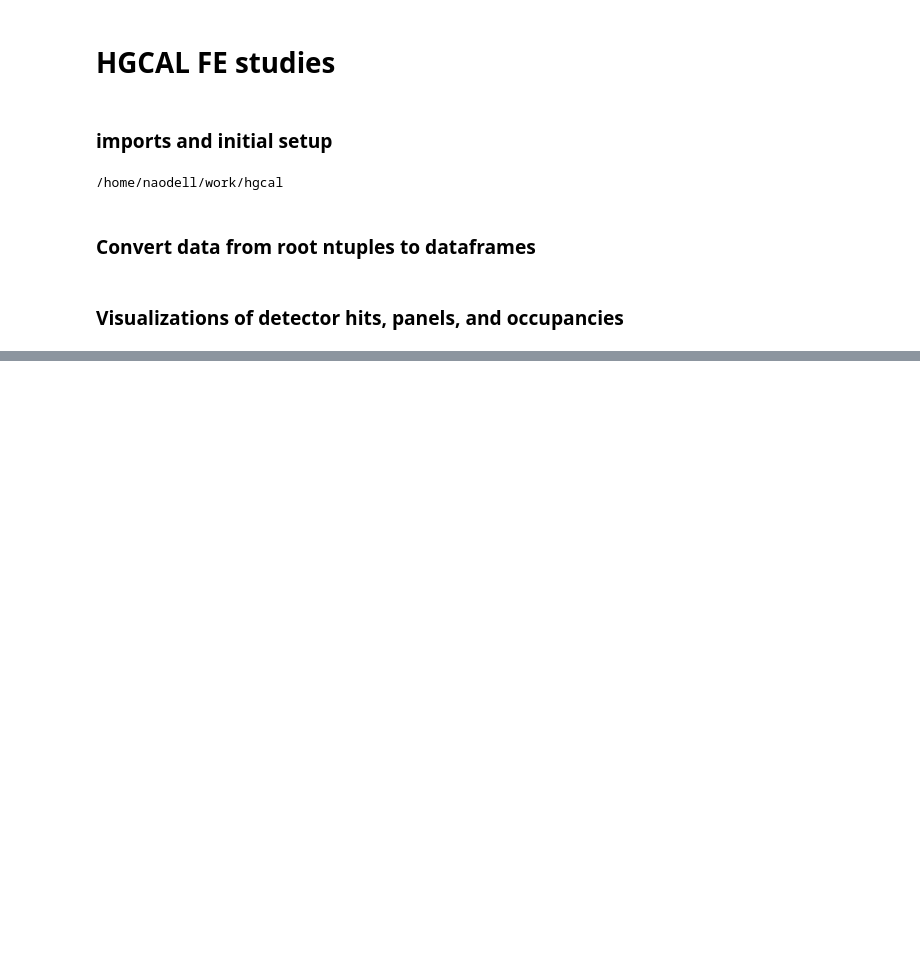
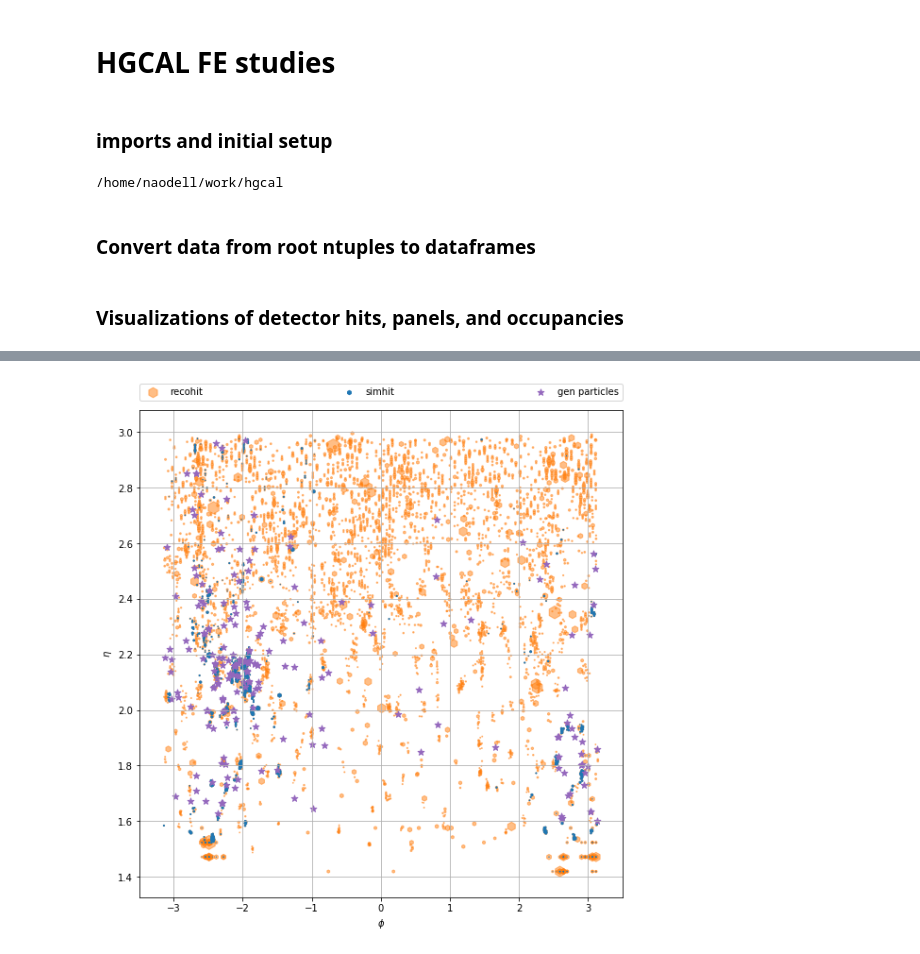
Before and after one commit to NWUHEP/hgcal-analysis, a Jupyter notebook: notebooks/visualize_test.ipynb, the cells around one changed output, grey strips where cells are left out. Cells and saved outputs as stored; diff of their text form; code cells hidden in the pictures; blank space fills up the shorter version.

```diff
--- a/notebooks/visualize_test.ipynb
+++ b/notebooks/visualize_test.ipynb
@@ -127,0 +177,26 @@ IndexError: single positional indexer is out-of-bounds
+# %%
+# plot transverse/longitudinal view
+ievt = 0
+df = data[ievt].query('z > 0').copy()
+df['r'] = np.sqrt(df.x**2 + df.y**2)
+genpart = gen[ievt].query('1.6 < eta < 3.0')
+
+fig, axes = plt.subplots(1, 1, figsize=(8, 8), facecolor='white')
+ax = axes
+ax.scatter(df.phi, df.eta, s=10*df.reco_e, c='C1', marker='h', alpha=0.5)
+ax.scatter(df.phi, df.eta, s=10*df.sim_e, c='C0', marker='h')
+ax.scatter(genpart.phi, genpart.eta, s=50, c='C4', marker='*')
+
+ax.set_xlabel(r'$\phi$')
+ax.set_ylabel(r'$\eta$')
+ax.grid()
+
+ax.legend(['recohit', 'simhit', 'gen particles'],
+          bbox_to_anchor=(0., 1.02, 1., .102), loc=3,
+          ncol=3, mode="expand", borderaxespad=0.)
+
+
+plt.tight_layout()
+plt.show()
+# %% [output]
+[figure, added]
```
Also changed, not shown: parts of 4 cells of this notebook, 4 other files.
